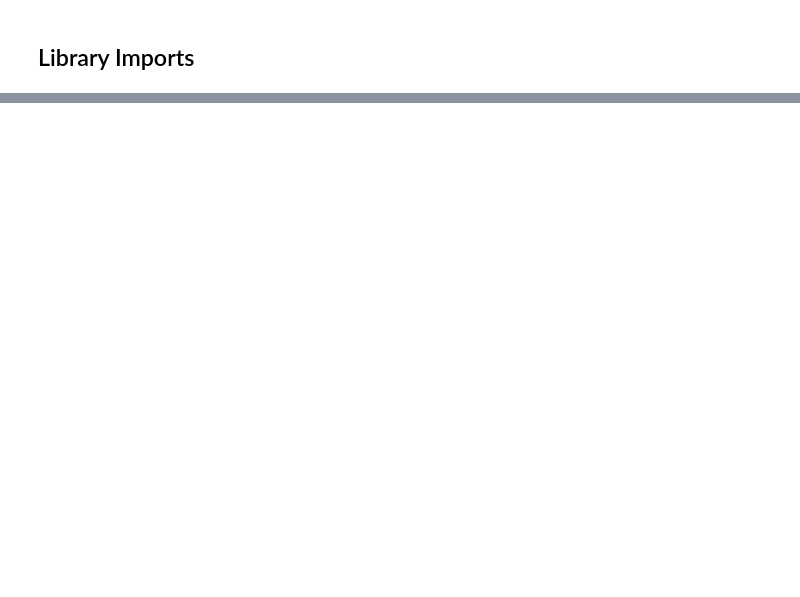
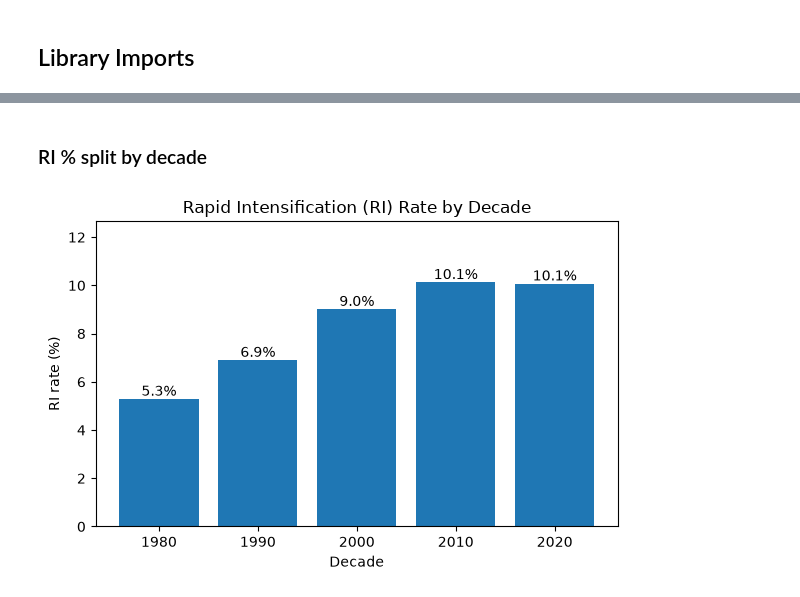
Before and after one commit to ccai-tropicalcycloneri-tutorial-2026/tropicalcycloneriprediction, a Jupyter notebook: tropicalcyclone_rapidintensification.ipynb, the cells around one changed output, grey strips where cells are left out. Drawn from its saved outputs; the diff is of its cells as text; code cells hidden in the pictures; blank space fills up the shorter version.

```diff
--- a/tropicalcyclone_rapidintensification.ipynb
+++ b/tropicalcyclone_rapidintensification.ipynb
@@ -1369,0 +1874,18 @@ ipywidgets: 8.1.8
+# %% [markdown]
+### RI % split by decade
+# %%
+decade_ri = ml_df.assign(decade=pd.to_datetime(ml_df["iso_time"]).dt.year // 10 * 10).groupby("decade")[TARGET].mean() * 100
+
+fig, ax = plt.subplots(figsize=(6, 4))
+bars = ax.bar(decade_ri.index.astype(str), decade_ri)
+
+ax.set(xlabel="Decade", ylabel="RI rate (%)", title="Rapid Intensification (RI) Rate by Decade",
+       ylim=(0, decade_ri.max() * 1.25))
+
+for bar, rate in zip(bars, decade_ri):
+    ax.text(bar.get_x() + bar.get_width()/2, rate, f"{rate:.1f}%", ha="center", va="bottom")
+
+plt.tight_layout()
+plt.show()
+# %% [output]
+[figure, added]
```
Also changed, not shown: parts of 243 cells of this notebook.
